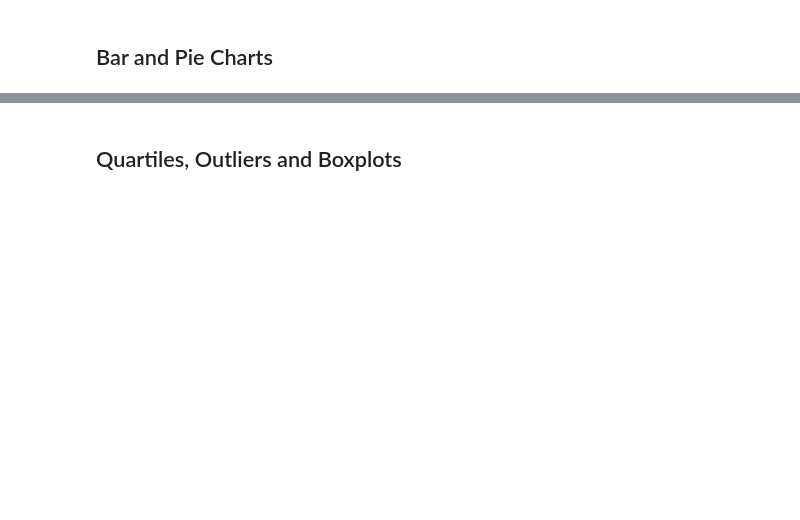
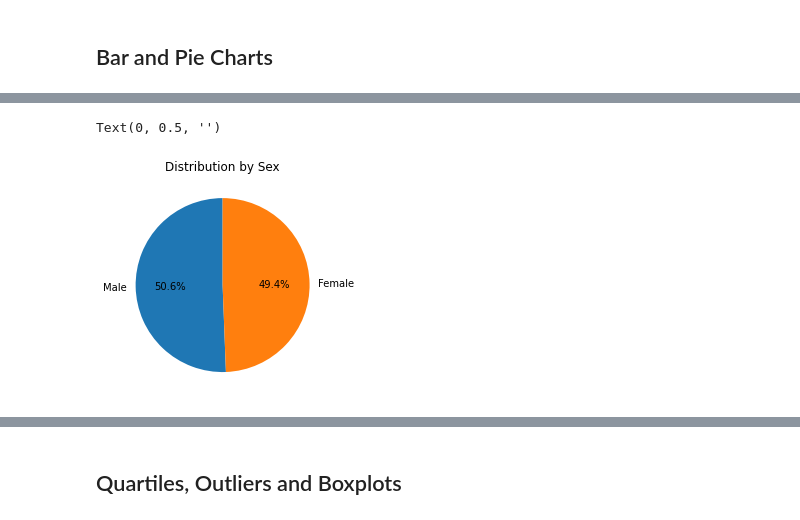
Before and after one commit to ismahanadan/Treatment-Regimens-Analysis, a Jupyter notebook: Pymaceuticals/pymaceuticals_starter.ipynb, the cells around one changed output, grey strips where cells are left out. Cells and saved outputs as stored; diff of their text form; code cells hidden in the pictures; blank space fills up the shorter version.

```diff
--- a/Pymaceuticals/pymaceuticals_starter.ipynb
+++ b/Pymaceuticals/pymaceuticals_starter.ipynb
@@ -139,0 +187,14 @@ sum_it_up.head(12)
+# %%
+# Generate a pie plot showing the distribution of female versus male mice using pandas
+
+# Identify distribution of data by sex
+sex_data = combined_data_df['Sex'].value_counts()
+
+# Plot a pie chart filled with corresponding percentages and displayed vertically
+pie_plot = sex_data.plot.pie(startangle=90, autopct="%1.1f%%", title='Distribution by Sex')
+
+# Hide the 'y' label
+pie_plot.set_ylabel('')
+# %% [output]
+Text(0, 0.5, '')
+[figure, added]
```
Also changed, not shown: parts of 16 cells of this notebook.
